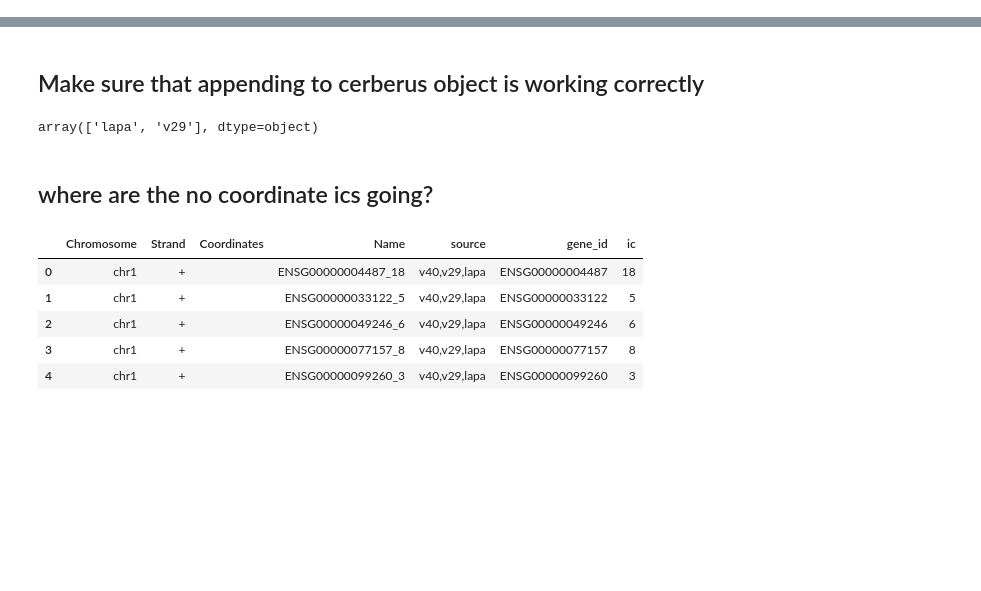
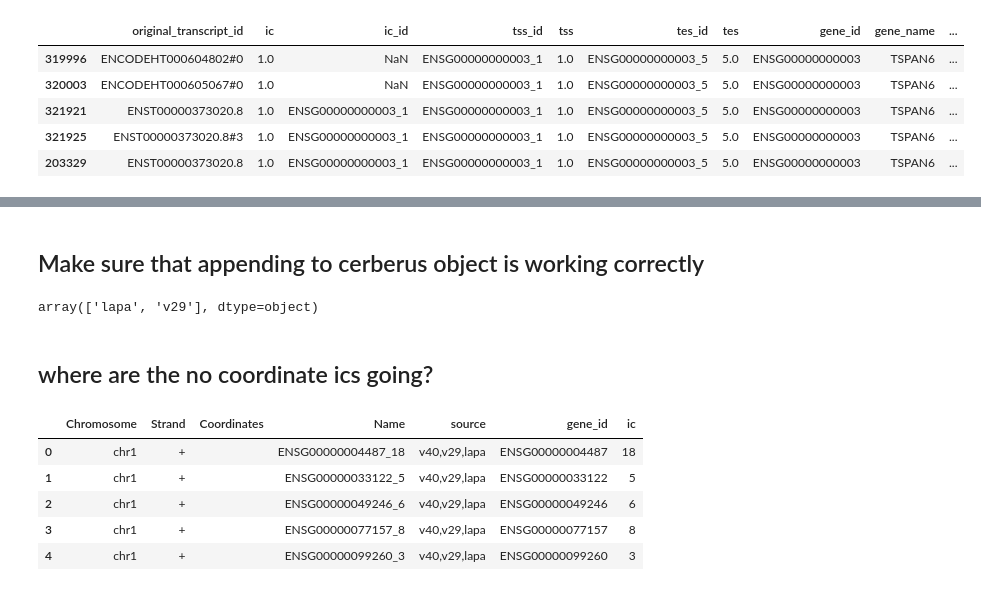
Before and after one commit to mortazavilab/cerberus, a Jupyter notebook: 220412_dev.ipynb, the cells around one changed output, grey strips where cells are left out. Saved outputs shown, nothing was run; the diff lists cells and outputs as text; code cells hidden in the pictures; blank space fills up the shorter version.

```diff
--- a/220412_dev.ipynb
+++ b/220412_dev.ipynb
@@ -7,0 +96,9 @@ import cerberus
+# %%
+ca.t_map.loc[ca.t_map.transcript_id == 'ENSG00000000003[1,1,5]']
+# %% [output]
+|  | original_transcript_id | ic | ic_id | tss_id | tss | tes_id | tes | gene_id | gene_name | ... |
+| 319996 | ENCODEHT000604802#0 | 1.0 | NaN | ENSG00000000003_1 | 1.0 | ENSG00000000003_5 | 5.0 | ENSG00000000003 | TSPAN6 | ... |
+| 320003 | ENCODEHT000605067#0 | 1.0 | NaN | ENSG00000000003_1 | 1.0 | ENSG00000000003_5 | 5.0 | ENSG00000000003 | TSPAN6 | ... |
+| 321921 | ENST00000373020.8 | 1.0 | ENSG00000000003_1 | ENSG00000000003_1 | 1.0 | ENSG00000000003_5 | 5.0 | ENSG00000000003 | TSPAN6 | ... |
+| 321925 | ENST00000373020.8#3 | 1.0 | ENSG00000000003_1 | ENSG00000000003_1 | 1.0 | ENSG00000000003_5 | 5.0 | ENSG00000000003 | TSPAN6 | ... |
+| 203329 | ENST00000373020.8 | 1.0 | ENSG00000000003_1 | ENSG00000000003_1 | 1.0 | ENSG00000000003_5 | 5.0 | ENSG00000000003 | TSPAN6 | ... |
```
Also changed, not shown: parts of 16 cells of this notebook, 3 other files.
